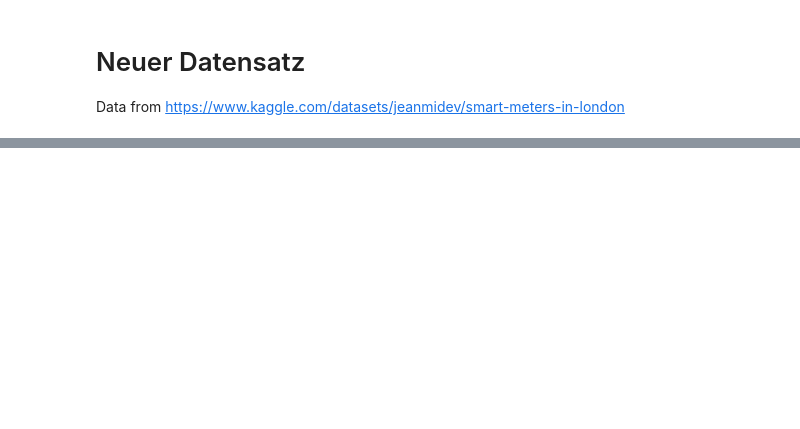
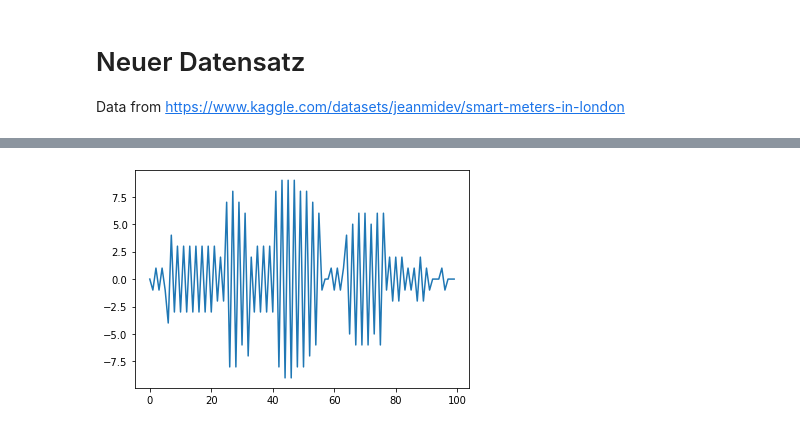
Before and after one commit to simonsuetterlin/SmartGrid, a Jupyter notebook: data_processing.ipynb, the cells around one changed output, grey strips where cells are left out. Cells and saved outputs as stored; diff of their text form; code cells hidden in the pictures; blank space fills up the shorter version.

```diff
--- a/data_processing.ipynb
+++ b/data_processing.ipynb
@@ -40,6 +26,6 @@ data_numeric[200:500].plot()
 # %%
-def plot_data(start, length):
-    data_differences = [data_numeric[start]]
+def get_data_differences(start, length):
+    data_differences = [0]
     for i in range(start,start+length):
-        data_differences.append(data_numeric[i]- data_differences[i-1 - start])
-    plt.plot(data_differences)
+        data_differences.append(data_numeric[i] - data_numeric[i-1])
+    return data_differences
@@ -59,0 +32,8 @@ plot_data(2000,200)
+# %%
+data_differences = get_data_differences(1,9999);
+probs = []
+for i in range(-20,20):
+    probs.append(np.sum(np.array(data_differences) == i))
+sum_probs = sum(probs)
+for i in range(len(probs)):
+    probs[i] = float(probs[i])/sum_probs
@@ -59,0 +78,18 @@ plot_data(2000,200)
+# %%
+T = 100
+values = [-5, -1, 0, 1, 5]
+probs = [0.05, 0.1, 0.7, 0.1, 0.05]
+v_step_change = np.random.choice(values, T, p=probs)
+
+v_step = [0]
+for i in range(1,T):
+    v_step.append(-v_step[i-1] + v_step_change[i-1])
+
+plt.plot(range(len(v_step)), v_step)
+
+v = [8]
+for i in range(1, T):
+    v.append(v[i-1] + v_step[i-1])
+#plt.plot(v)
+# %% [output]
+[figure, added]
```
Also changed, not shown: parts of 26 cells of this notebook.
